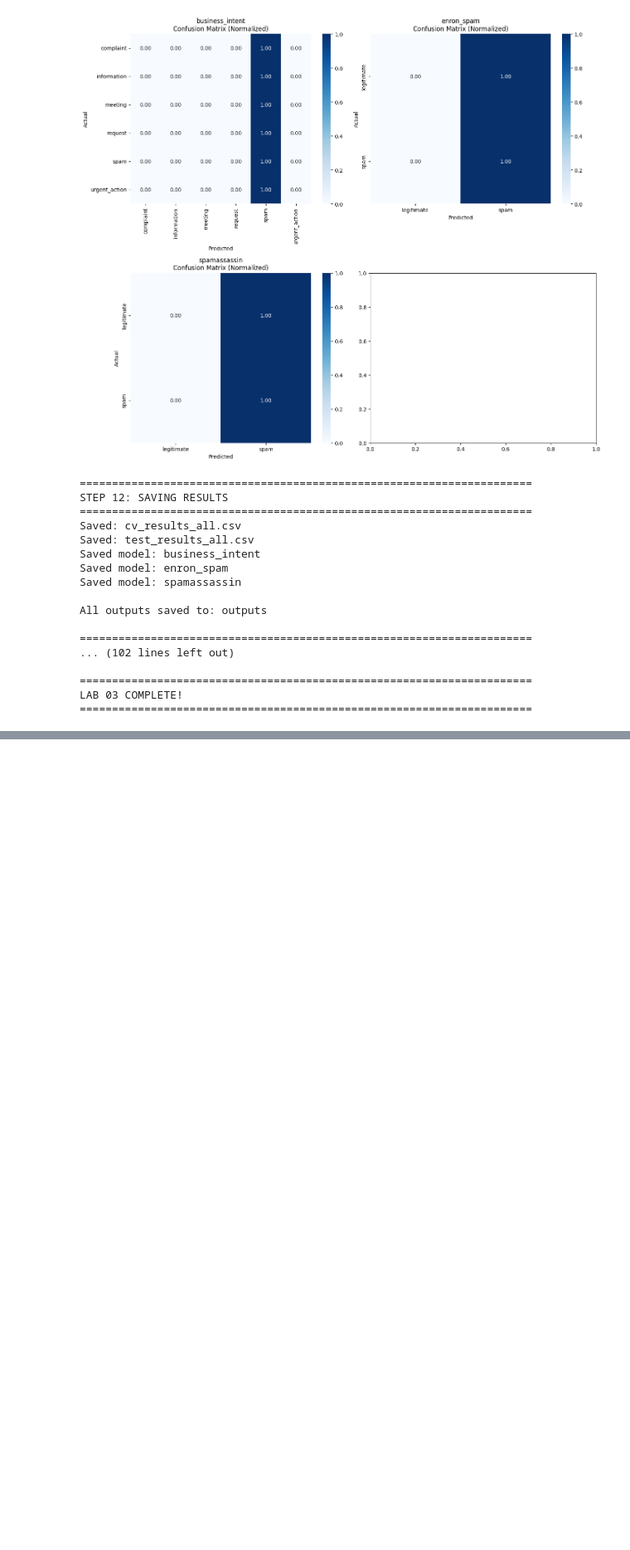
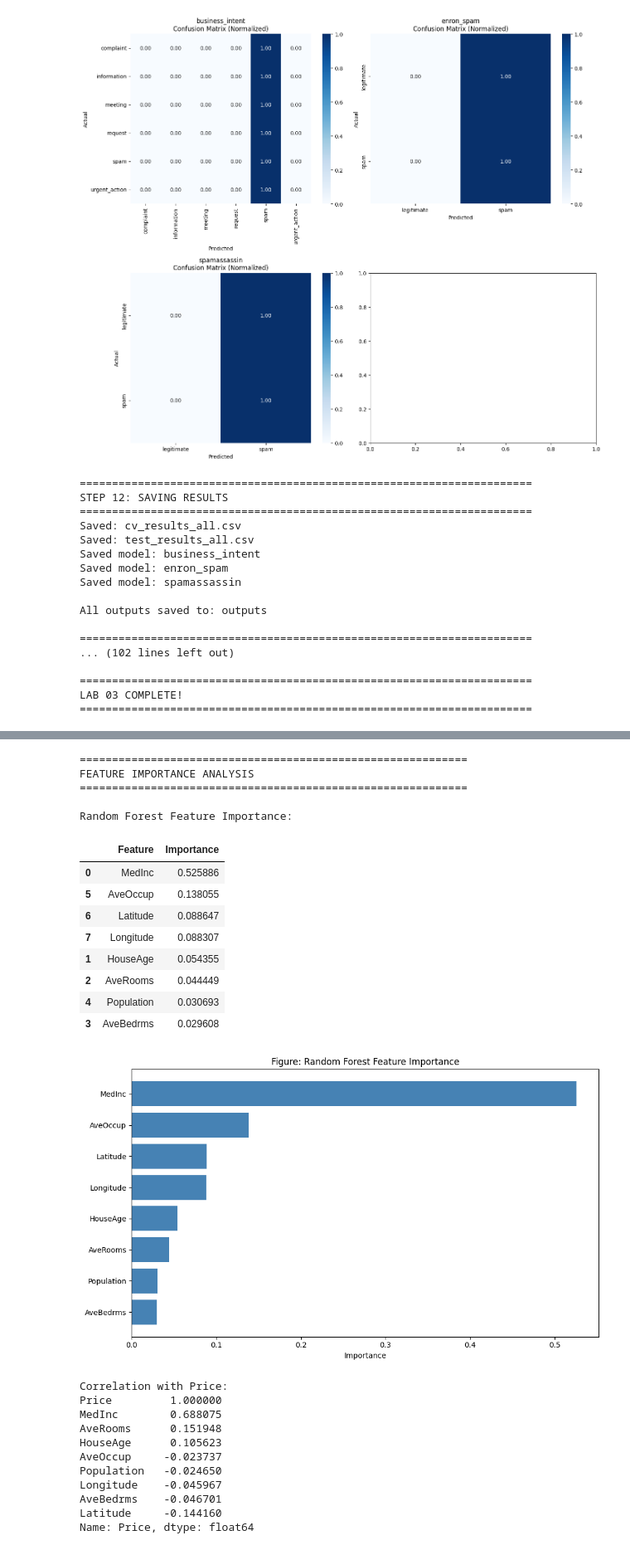
Before and after one commit to Madhumasa84/Adv_predictive, a Jupyter notebook: lab3/lab3da.ipynb, the cells around one changed output, grey strips where cells are left out. Shown at 83% size. Drawn from its saved outputs; the diff is of its cells as text; code cells hidden in the pictures; blank space fills up the shorter version.

```diff
--- a/lab3/lab3da.ipynb
+++ b/lab3/lab3da.ipynb
@@ -644,0 +1248,58 @@ LAB 03 COMPLETE!
+# %%
+# ============================================
+# Feature Importance Analysis
+# ============================================
+
+print("=" * 60)
+print("FEATURE IMPORTANCE ANALYSIS")
+print("=" * 60)
+
+# Extract feature importance from Random Forest
+feature_importance = pd.DataFrame({
+    'Feature': X.columns,
+    'Importance': rf_pipe.named_steps['model'].feature_importances_
+}).sort_values('Importance', ascending=False)
+
+print("\nRandom Forest Feature Importance:")
+display(feature_importance)
+
+# Plot
+fig, ax = plt.subplots(figsize=(10, 6))
+ax.barh(feature_importance['Feature'], feature_importance['Importance'], color='steelblue')
+ax.set_xlabel('Importance')
+ax.set_title('Figure: Random Forest Feature Importance')
+ax.invert_yaxis()
+plt.tight_layout()
+plt.show()
+
+# Correlation with target
+corr_with_target = df.corr()['Price'].sort_values(ascending=False)
+print("\nCorrelation with Price:")
+print(corr_with_target)
+# %% [output]
+============================================================
+FEATURE IMPORTANCE ANALYSIS
+============================================================
+
+Random Forest Feature Importance:
+|  | Feature | Importance |
+| 0 | MedInc | 0.525886 |
+| 5 | AveOccup | 0.138055 |
+| 6 | Latitude | 0.088647 |
+| 7 | Longitude | 0.088307 |
+| 1 | HouseAge | 0.054355 |
+| 2 | AveRooms | 0.044449 |
+| 4 | Population | 0.030693 |
+| 3 | AveBedrms | 0.029608 |
+[figure, added]
+Correlation with Price:
+Price         1.000000
+MedInc        0.688075
+AveRooms      0.151948
+HouseAge      0.105623
+AveOccup     -0.023737
+Population   -0.024650
+Longitude    -0.045967
+AveBedrms    -0.046701
+Latitude     -0.144160
+Name: Price, dtype: float64
```
Also changed, not shown: parts of 9 cells of this notebook, 22 other files.
